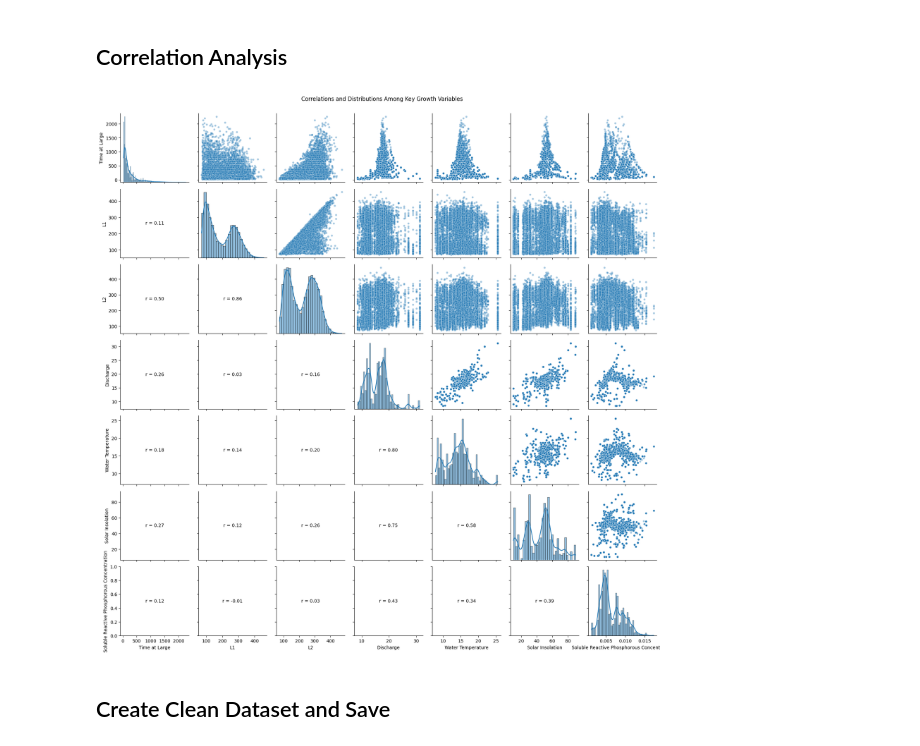
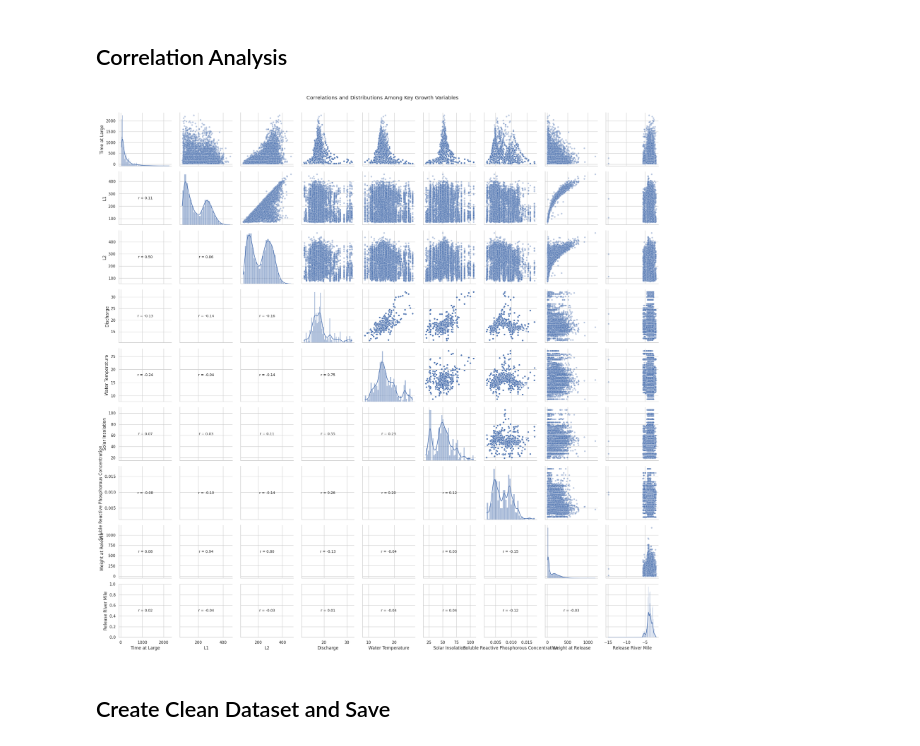
Before and after one commit to dustoff06/Trout, a Jupyter notebook: Complete_Code.ipynb, the cells around one changed output. Saved outputs shown, nothing was run; the diff lists cells and outputs as text; code cells hidden in the pictures.

```diff
--- a/Complete_Code.ipynb
+++ b/Complete_Code.ipynb
@@ -41,9 +40,10 @@ fish_data['RecoveryYear'] = fish_data['RecoveryDate'].dt.year
 # %% [markdown]
 ## Drop Unneeded Variables
 # %%
-fish_data = fish_data.drop(columns=['Release River Mile', 'Recovery River Mile',
-                                    'Weight at Release', 'Weight at Recapture','Length_Growth',
-                                    'ReleaseDate','RecoveryDate', 'Weight_Growth'])
+fish_data = fish_data.drop(columns=['Recovery River Mile',
+                                    'Weight at Recapture', 'Length_Growth',
+                                    'ReleaseDate','RecoveryDate', 'Weight_Growth',
+                                    'ReleaseMonth','ReleaseYear'])
 fish_data = fish_data.rename(columns={
     'Forklength at Release': 'L1',
     'Forklength at Recapture': 'L2'
@@ -60,28 +60,23 @@ fish_data.head()
 ## Convert to Dummies
 # %%
 # Get modal values before dummy creation
-release_month_mode = fish_data['ReleaseMonth'].mode()[0]
-release_year_mode = fish_data['ReleaseYear'].mode()[0]
+
 recovery_month_mode = fish_data['RecoveryMonth'].mode()[0]
 recovery_year_mode = fish_data['RecoveryYear'].mode()[0]
 
 # Create dummies
 fish_data = pd.get_dummies(fish_data,
-                           columns=['ReleaseMonth', 'ReleaseYear', 'RecoveryMonth', 'RecoveryYear'],
+                           columns=[ 'RecoveryMonth', 'RecoveryYear'],
                            drop_first=False)
 
 # Drop dummy columns corresponding to modes
 fish_data.drop([
-    f'ReleaseMonth_{release_month_mode}',
-    f'ReleaseYear_{release_year_mode}',
     f'RecoveryMonth_{recovery_month_mode}',
     f'RecoveryYear_{recovery_year_mode}'
 ], axis=1, inplace=True)
 
 # Convert all dummy columns to integers (0/1)
 dummy_cols = [col for col in fish_data.columns if
-              col.startswith('ReleaseMonth_') or
-              col.startswith('ReleaseYear_') or
               col.startswith('RecoveryMonth_') or
               col.startswith('RecoveryYear_')]
 
@@ -245,37 +282,38 @@ from matplotlib.patches import Ellipse
 cont_vars = [
     'Time at Large', 'L1', 'L2',
     'Discharge', 'Water Temperature', 'Solar Insolation',
-    'Soluble Reactive Phosphorous Concentration'
+    'Soluble Reactive Phosphorous Concentration', 'Weight at Release',
+    'Release River Mile'
 ]
 
 df = fish_data[cont_vars].dropna()
 
 # Custom PairGrid
 g = sns.PairGrid(df, diag_sharey=False)
 
 # Lower: correlation coefficients
 def corr_func(x, y, **kwargs):
     r, _ = pearsonr(x, y)
     ax = plt.gca()
     ax.annotate(f'r = {r:.2f}', xy=(0.5, 0.5), xycoords=ax.transAxes,
                 ha='center', va='center', fontsize=10)
 
 # Upper: scatterplots (could sub with kde or box-like ellipses)
 def scatter_func(x, y, **kwargs):
     ax = plt.gca()
     sns.scatterplot(x=x, y=y, alpha=0.4, s=20, ax=ax)
 
 # Diagonal: histograms
 g.map_lower(corr_func)
 g.map_diag(sns.histplot, kde=True)
 g.map_upper(scatter_func)
 
 # Adjust layout
 plt.subplots_adjust(top=0.95)
 g.fig.suptitle('Correlations and Distributions Among Key Growth Variables')
 plt.show()
 # %% [output]
-[figure, old version]
+[figure, new version]
 # %% [markdown]
 ## Create Clean Dataset and Save
 # %%
```
Also changed, not shown: parts of 46 cells of this notebook.
